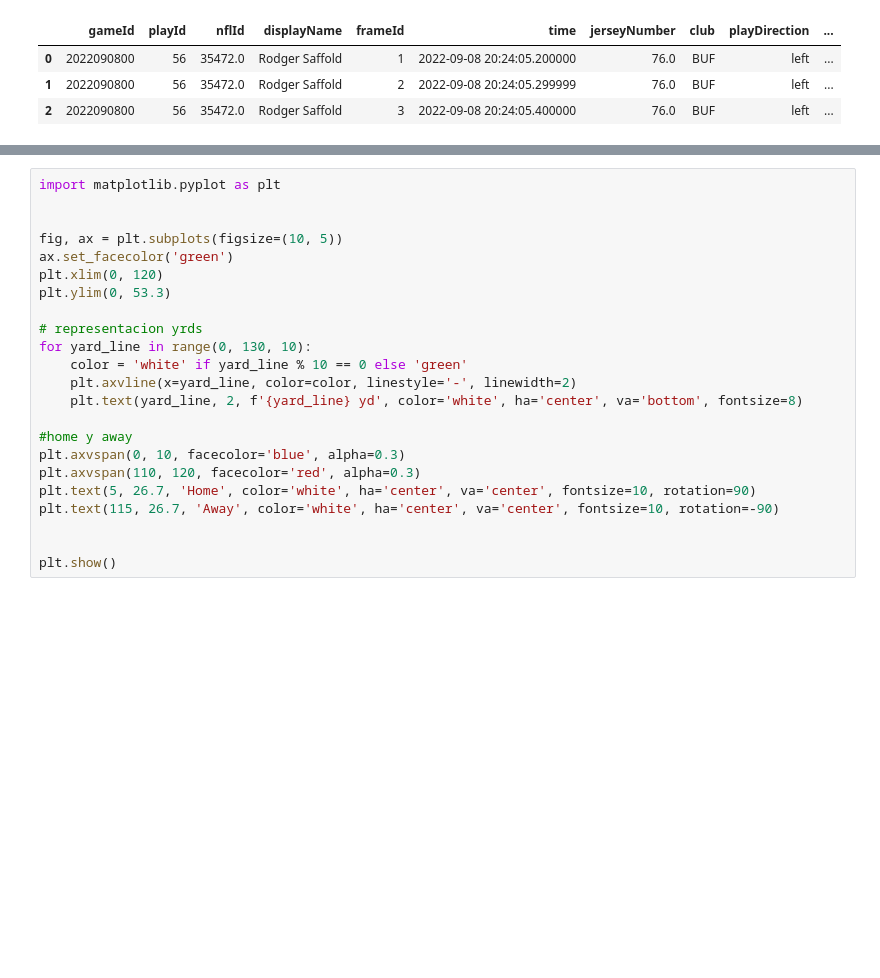
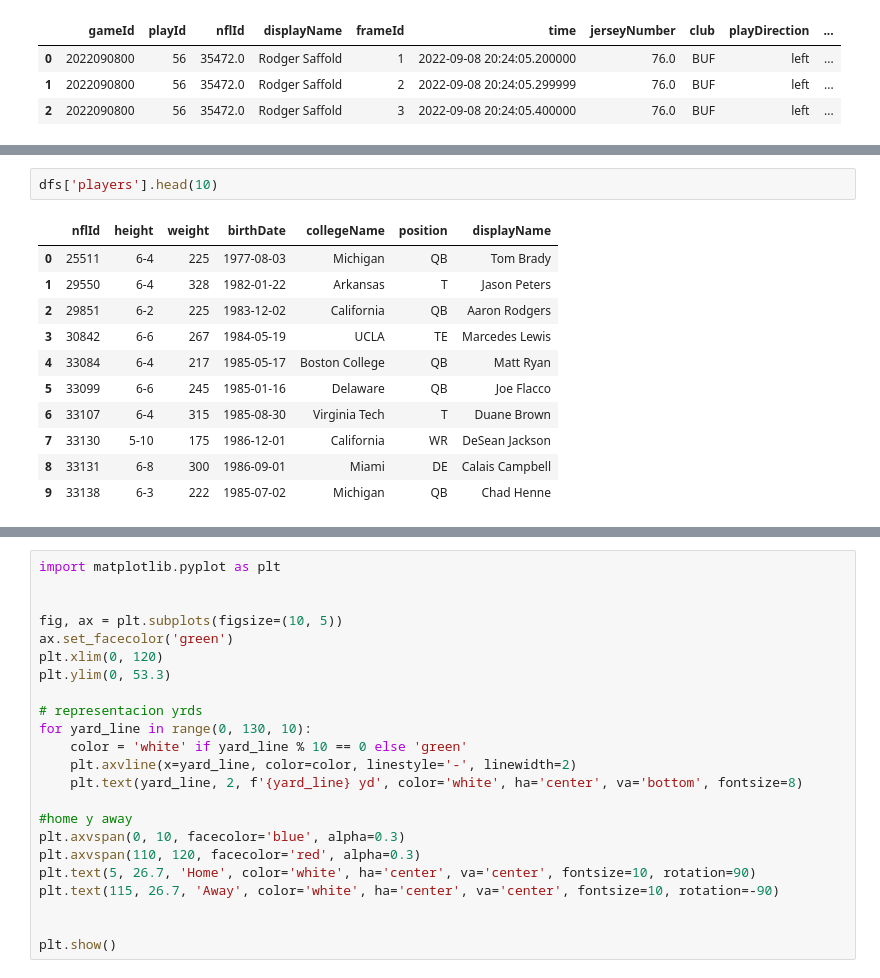
Before and after one commit to Alf-caput/NFL2022_TacklePredictNN, a Jupyter notebook: PracticaFinal_TacklingNFL.ipynb, the cells around one changed output, grey strips where cells are left out. Cells and saved outputs as stored; diff of their text form; blank space fills up the shorter version.

```diff
--- a/PracticaFinal_TacklingNFL.ipynb
+++ b/PracticaFinal_TacklingNFL.ipynb
@@ -52,0 +60,14 @@ dfs['tracking_week_1'].head(3)
+# %%
+dfs['players'].head(10)
+# %% [output]
+|  | nflId | height | weight | birthDate | collegeName | position | displayName |
+| 0 | 25511 | 6-4 | 225 | 1977-08-03 | Michigan | QB | Tom Brady |
+| 1 | 29550 | 6-4 | 328 | 1982-01-22 | Arkansas | T | Jason Peters |
+| 2 | 29851 | 6-2 | 225 | 1983-12-02 | California | QB | Aaron Rodgers |
+| 3 | 30842 | 6-6 | 267 | 1984-05-19 | UCLA | TE | Marcedes Lewis |
+| 4 | 33084 | 6-4 | 217 | 1985-05-17 | Boston College | QB | Matt Ryan |
+| 5 | 33099 | 6-6 | 245 | 1985-01-16 | Delaware | QB | Joe Flacco |
+| 6 | 33107 | 6-4 | 315 | 1985-08-30 | Virginia Tech | T | Duane Brown |
+| 7 | 33130 | 5-10 | 175 | 1986-12-01 | California | WR | DeSean Jackson |
+| 8 | 33131 | 6-8 | 300 | 1986-09-01 | Miami | DE | Calais Campbell |
+| 9 | 33138 | 6-3 | 222 | 1985-07-02 | Michigan | QB | Chad Henne |
```
Also changed, not shown: parts of 11 cells of this notebook.
